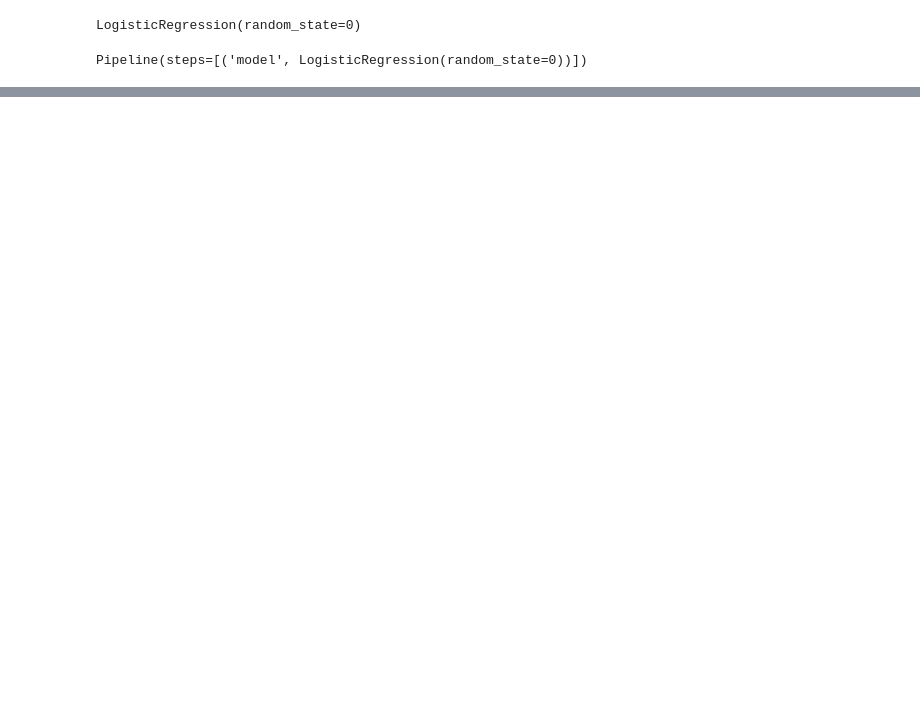
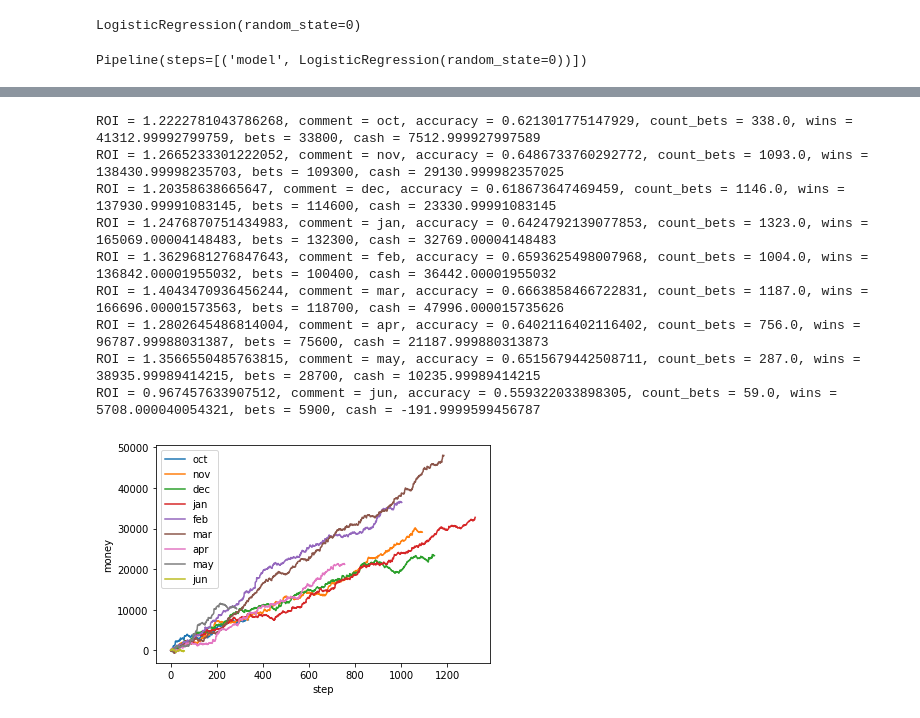
Before and after one commit to PSergey24/jupyter_notebooks, a Jupyter notebook: NBA_prediction.ipynb, the cells around one changed output, grey strips where cells are left out. Saved outputs shown, nothing was run; the diff lists cells and outputs as text; code cells hidden in the pictures; blank space fills up the shorter version.

```diff
--- a/NBA_prediction.ipynb
+++ b/NBA_prediction.ipynb
@@ -408,0 +424,39 @@ ROI = 1.175876367726423, accuracy = 0.581377151799687, count_bets = 1278.0, wins
+# %%
+# linear regression by months
+season = df_full_validate[df_full_validate['month'] == 'oct']
+to_get_results(season, model_pipeline, 'oct')
+
+season = df_full_validate[df_full_validate['month'] == 'nov']
+to_get_results(season, model_pipeline, 'nov')
+
+season = df_full_validate[df_full_validate['month'] == 'dec']
+to_get_results(season, model_pipeline, 'dec')
+
+season = df_full_validate[df_full_validate['month'] == 'jan']
+to_get_results(season, model_pipeline, 'jan')
+
+season = df_full_validate[df_full_validate['month'] == 'feb']
+to_get_results(season, model_pipeline, 'feb')
+
+season = df_full_validate[df_full_validate['month'] == 'mar']
+to_get_results(season, model_pipeline, 'mar')
+
+season = df_full_validate[df_full_validate['month'] == 'apr']
+to_get_results(season, model_pipeline, 'apr')
+
+season = df_full_validate[df_full_validate['month'] == 'may']
+to_get_results(season, model_pipeline, 'may')
+
+season = df_full_validate[df_full_validate['month'] == 'jun']
+to_get_results(season, model_pipeline, 'jun')
+# %% [output]
+ROI = 1.2222781043786268, comment = oct, accuracy = 0.621301775147929, count_bets = 338.0, wins = 41312.99992799759, bets = 33800, cash = 7512.999927997589
+ROI = 1.2665233301222052, comment = nov, accuracy = 0.6486733760292772, count_bets = 1093.0, wins = 138430.99998235703, bets = 109300, cash = 29130.999982357025
+ROI = 1.20358638665647, comment = dec, accuracy = 0.618673647469459, count_bets = 1146.0, wins = 137930.99991083145, bets = 114600, cash = 23330.99991083145
+ROI = 1.2476870751434983, comment = jan, accuracy = 0.6424792139077853, count_bets = 1323.0, wins = 165069.00004148483, bets = 132300, cash = 32769.00004148483
+ROI = 1.3629681276847643, comment = feb, accuracy = 0.6593625498007968, count_bets = 1004.0, wins = 136842.00001955032, bets = 100400, cash = 36442.00001955032
+ROI = 1.4043470936456244, comment = mar, accuracy = 0.6663858466722831, count_bets = 1187.0, wins = 166696.00001573563, bets = 118700, cash = 47996.000015735626
+ROI = 1.2802645486814004, comment = apr, accuracy = 0.6402116402116402, count_bets = 756.0, wins = 96787.99988031387, bets = 75600, cash = 21187.999880313873
+ROI = 1.3566550485763815, comment = may, accuracy = 0.6515679442508711, count_bets = 287.0, wins = 38935.99989414215, bets = 28700, cash = 10235.99989414215
+ROI = 0.967457633907512, comment = jun, accuracy = 0.559322033898305, count_bets = 59.0, wins = 5708.000040054321, bets = 5900, cash = -191.9999599456787
+[figure, added]
```
Also changed, not shown: parts of 25 cells of this notebook.
